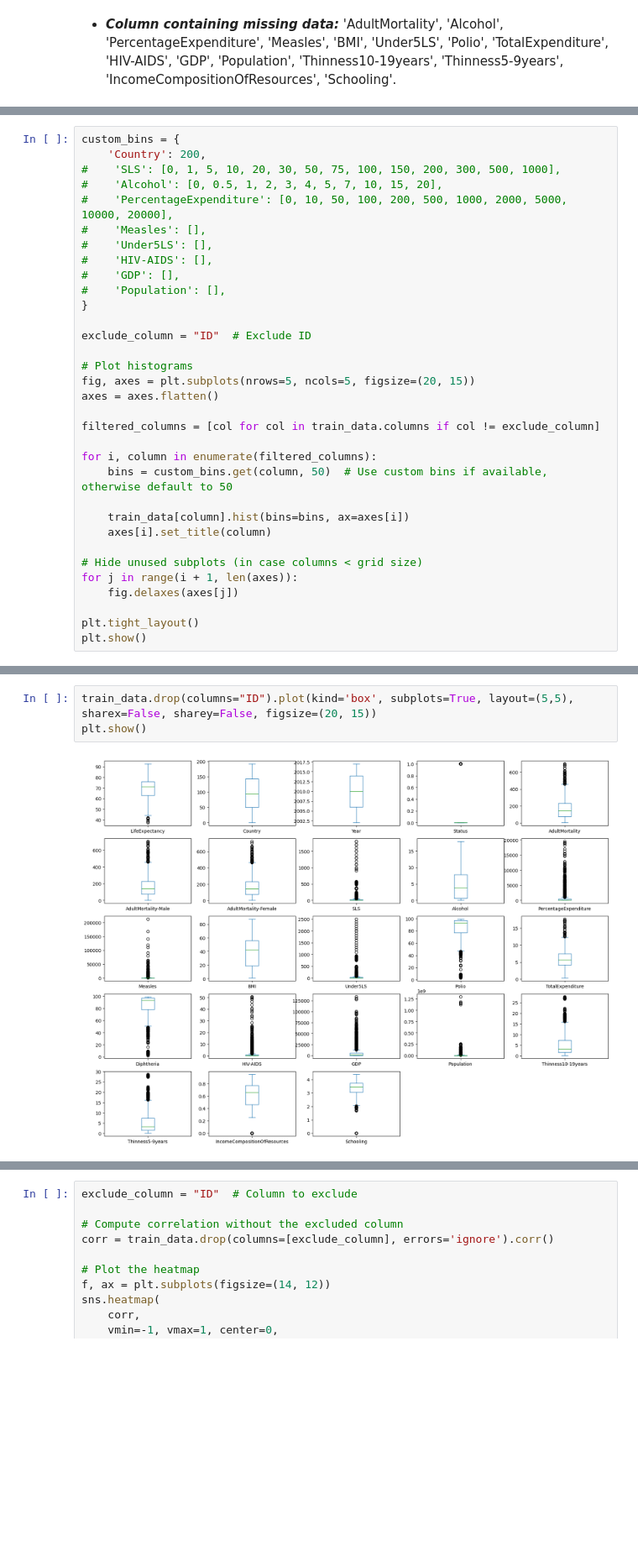
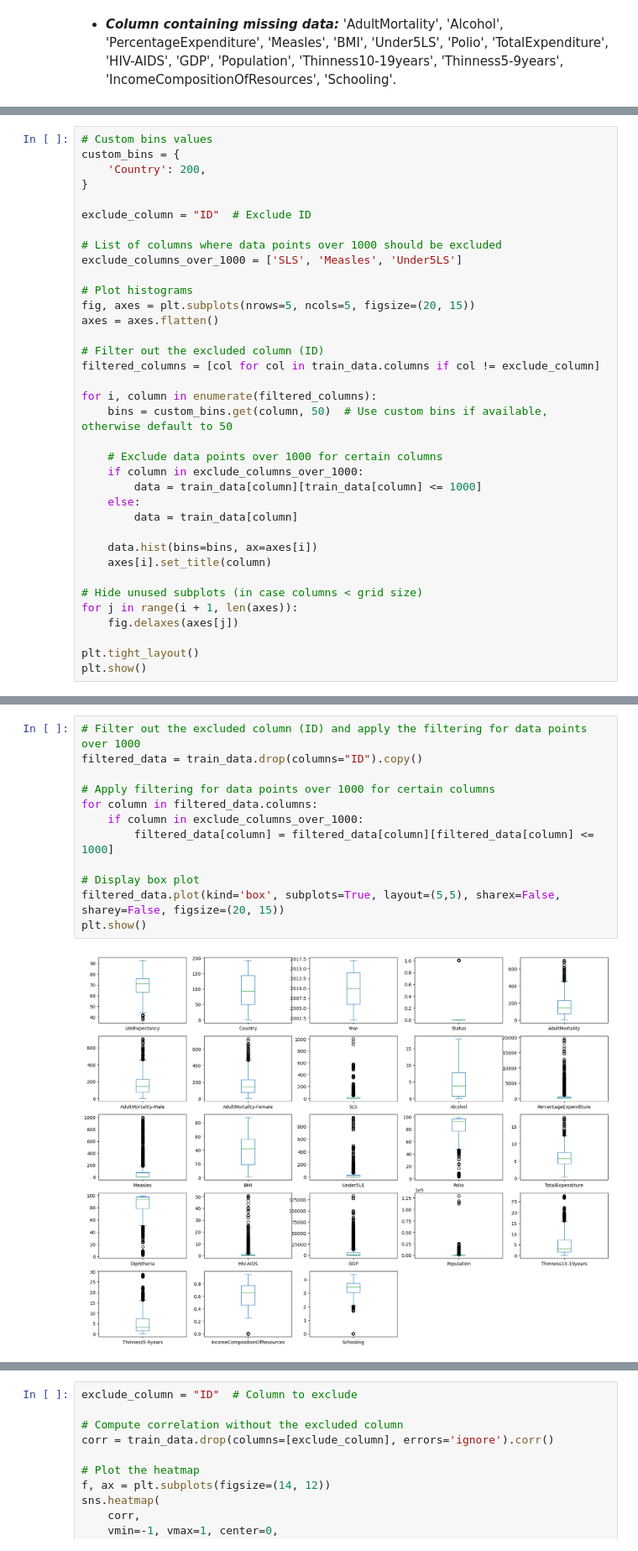
Before and after one commit to KanTheCodingNoob/Machine-Learning-LifeExpectancyPrediction, a Jupyter notebook: COSC2753_A1_S4019548.ipynb, the cells around one changed output, grey strips where cells are left out. Shown at 84% size. Cells and saved outputs as stored; diff of their text form; blank space fills up the shorter version.

```diff
--- a/COSC2753_A1_S4019548.ipynb
+++ b/COSC2753_A1_S4019548.ipynb
@@ -226,28 +230,31 @@ Next, I will proceed to create histograms and box plots for every attribute for
 # %%
+# Custom bins values
 custom_bins = {
     'Country': 200,
-#    'SLS': [0, 1, 5, 10, 20, 30, 50, 75, 100, 150, 200, 300, 500, 1000],
-#    'Alcohol': [0, 0.5, 1, 2, 3, 4, 5, 7, 10, 15, 20],
-#    'PercentageExpenditure': [0, 10, 50, 100, 200, 500, 1000, 2000, 5000, 10000, 20000],
-#    'Measles': [],
-#    'Under5LS': [],
-#    'HIV-AIDS': [],
-#    'GDP': [],
-#    'Population': [],
 }
 
 exclude_column = "ID"  # Exclude ID
+
+# List of columns where data points over 1000 should be excluded
+exclude_columns_over_1000 = ['SLS', 'Measles', 'Under5LS']
 
 # Plot histograms
 fig, axes = plt.subplots(nrows=5, ncols=5, figsize=(20, 15))
 axes = axes.flatten()
 
+# Filter out the excluded column (ID)
 filtered_columns = [col for col in train_data.columns if col != exclude_column]
 
 for i, column in enumerate(filtered_columns):
     bins = custom_bins.get(column, 50)  # Use custom bins if available, otherwise default to 50
 
-    train_data[column].hist(bins=bins, ax=axes[i])
+    # Exclude data points over 1000 for certain columns
+    if column in exclude_columns_over_1000:
+        data = train_data[column][train_data[column] <= 1000]
+    else:
+        data = train_data[column]
+
+    data.hist(bins=bins, ax=axes[i])
     axes[i].set_title(column)
 
 # Hide unused subplots (in case columns < grid size)
@@ -261,6 +268,15 @@ plt.show()
 # %%
-train_data.drop(columns="ID").plot(kind='box', subplots=True, layout=(5,5), sharex=False, sharey=False, figsize=(20, 15))
+# Filter out the excluded column (ID) and apply the filtering for data points over 1000
+filtered_data = train_data.drop(columns="ID").copy()
+
+# Apply filtering for data points over 1000 for certain columns
+for column in filtered_data.columns:
+    if column in exclude_columns_over_1000:
+        filtered_data[column] = filtered_data[column][filtered_data[column] <= 1000]
+
+# Display box plot
+filtered_data.plot(kind='box', subplots=True, layout=(5,5), sharex=False, sharey=False, figsize=(20, 15))
 plt.show()
 # %% [output]
-[figure, old version]
+[figure, new version]
 # %% [markdown]
```
Also changed, not shown: parts of 56 cells of this notebook.
